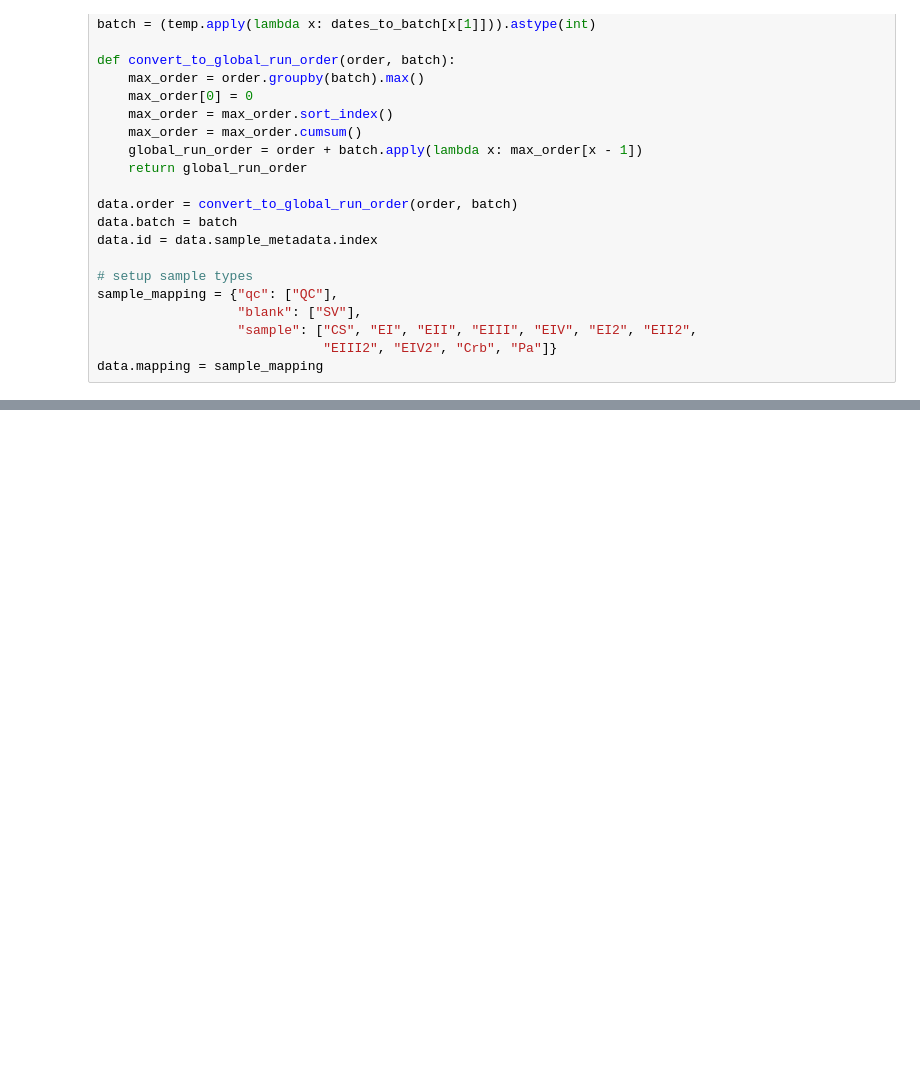
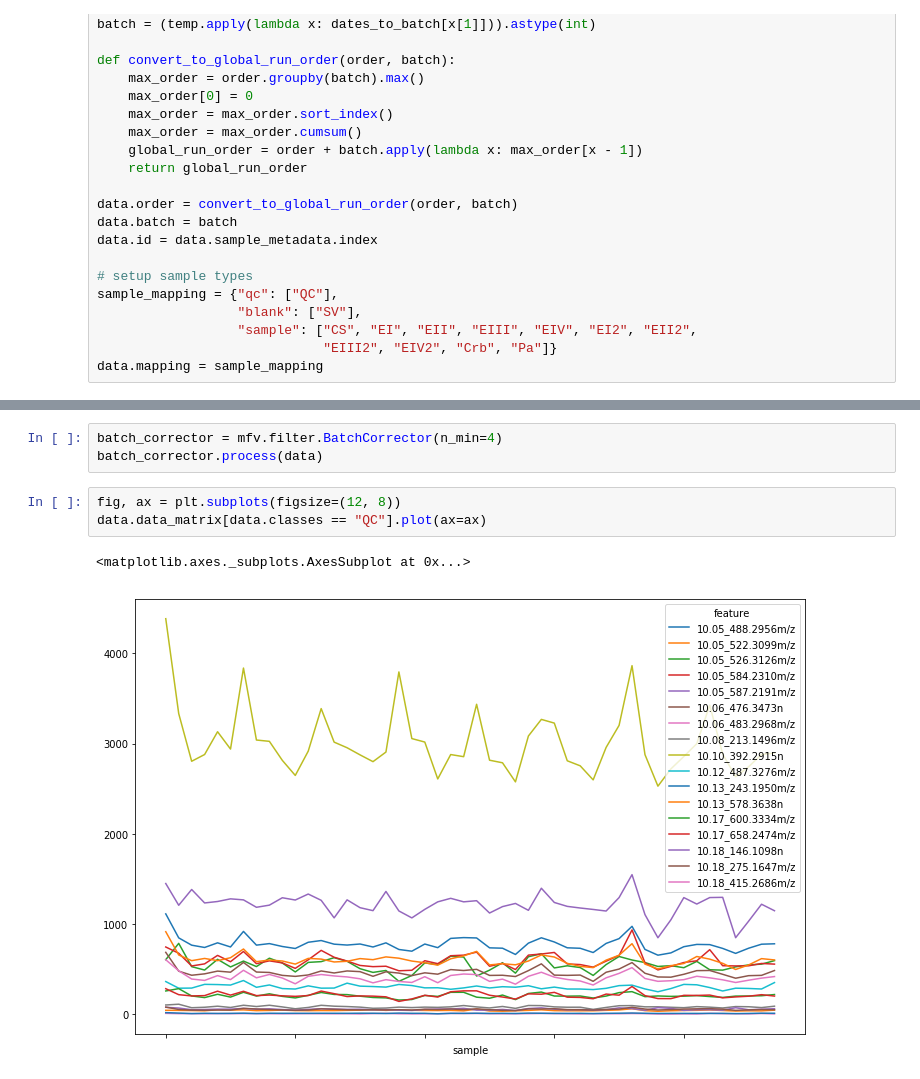
Before and after one commit to griquelme/tidyms, a Jupyter notebook: notebooks/pruebas_figuras.ipynb, the cells around one changed output, grey strips where cells are left out. Drawn from its saved outputs; the diff is of its cells as text; blank space fills up the shorter version.

```diff
--- a/notebooks/pruebas_figuras.ipynb
+++ b/notebooks/pruebas_figuras.ipynb
@@ -50,2 +67,11 @@ data.data_matrix.shape
+# %%
+batch_corrector = mfv.filter.BatchCorrector(n_min=4)
+batch_corrector.process(data)
+# %%
+fig, ax = plt.subplots(figsize=(12, 8))
+data.data_matrix[data.classes == "QC"].plot(ax=ax)
+# %% [output]
+<matplotlib.axes._subplots.AxesSubplot at 0x...>
+[figure, added]
 # %%
 data.plot.pca_scores(color_by="type");
```
Also changed, not shown: parts of 18 cells of this notebook, 9 other files.
